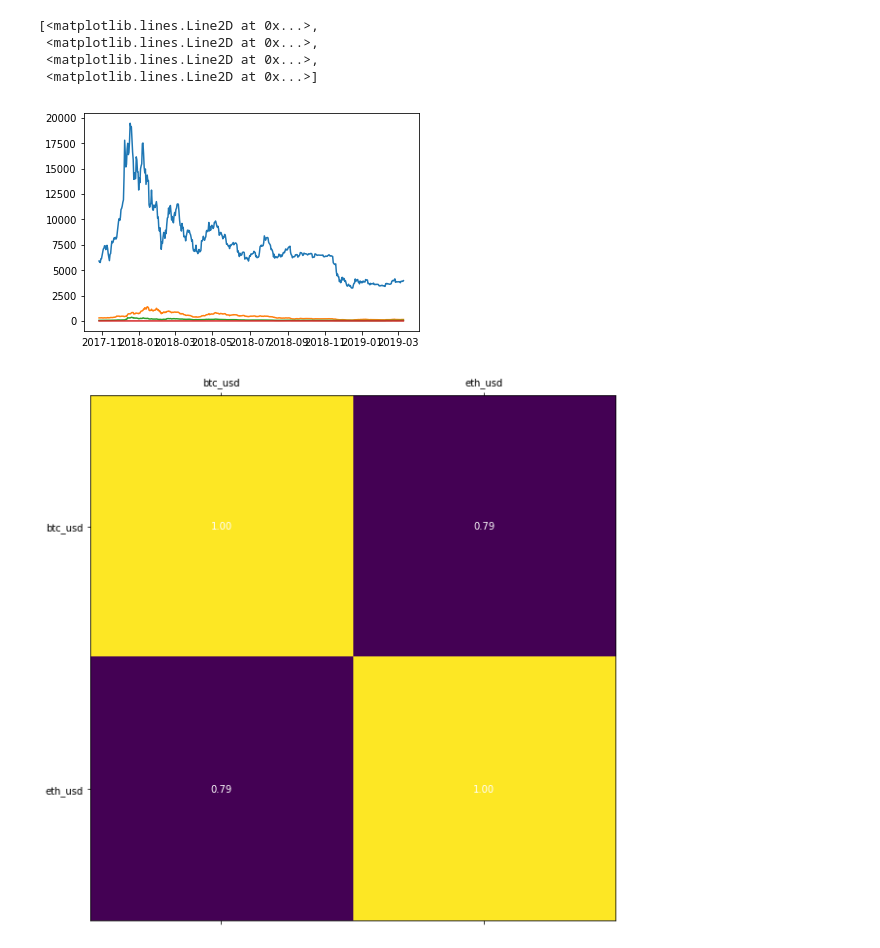
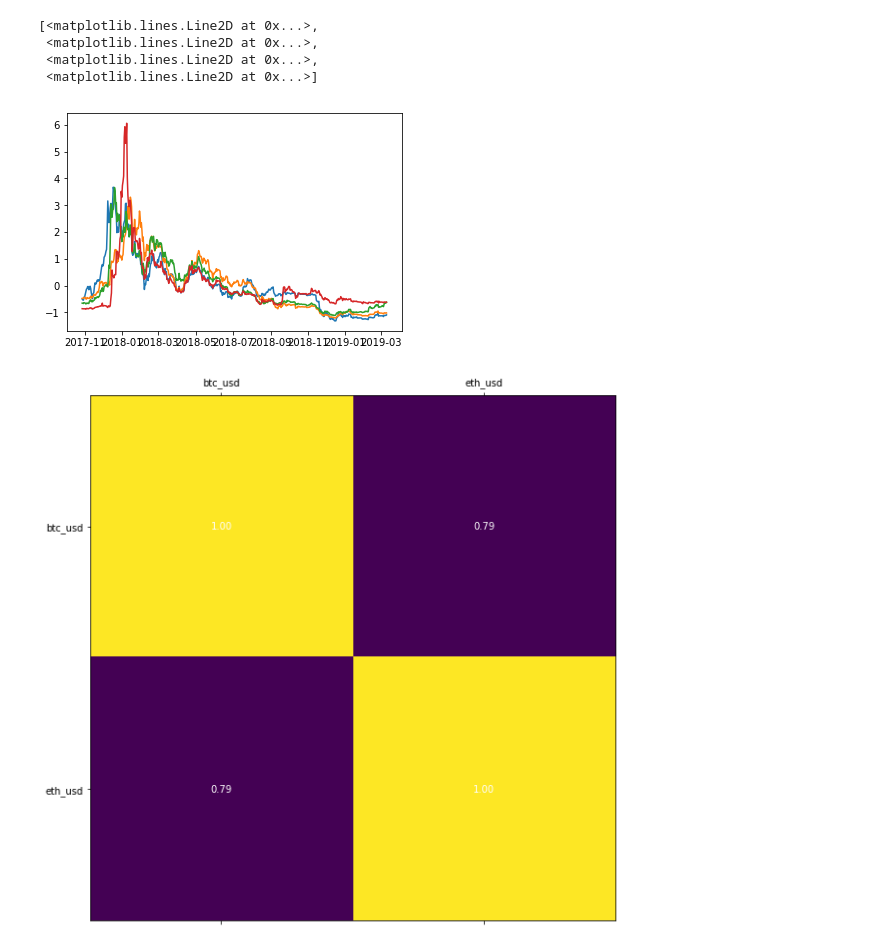
Before and after one commit to cambrian/quant, a Jupyter notebook: research/analysis.ipynb, the cells around one changed output. Cells and saved outputs as stored; diff of their text form; code cells hidden in the pictures.

```diff
--- a/research/analysis.ipynb
+++ b/research/analysis.ipynb
@@ -15,19 +15,20 @@ def pair_currencies(pairs):
 # %%
 def prep_data(file):
     data = pickle.load(open(file, 'rb'))
     dates = [x['date'] for x in data]
     prices = [{k:v for k,v in x.items() if k in pairs} for x in data]
     return pd.DataFrame(prices, index = dates)
 
 data = prep_data('data.p')
-data_norm = (data - data.mean()) / (data.max() - data.min())
-plt.plot(data)
+data_minute = prep_data('data-minute.p')
+data_norm = (data - data.mean()) / data.std()
+plt.plot(data_norm)
 # %% [output]
 [<matplotlib.lines.Line2D at 0x...>,
  <matplotlib.lines.Line2D at 0x...>,
  <matplotlib.lines.Line2D at 0x...>,
  <matplotlib.lines.Line2D at 0x...>]
-[figure, old version]
+[figure, new version]
 # %%
 def plot_corr(df,size=10):
     '''Function plots a graphical correlation matrix for each pair of columns in the dataframe.
```
Also changed, not shown: parts of 3 cells of this notebook, 3 other files.
